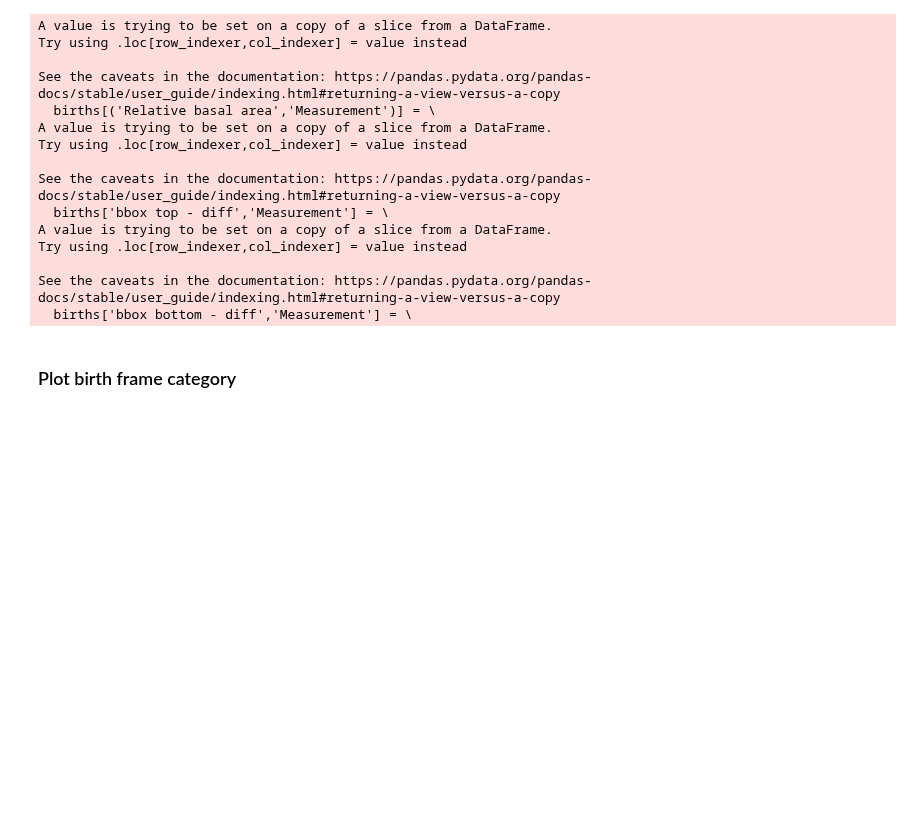
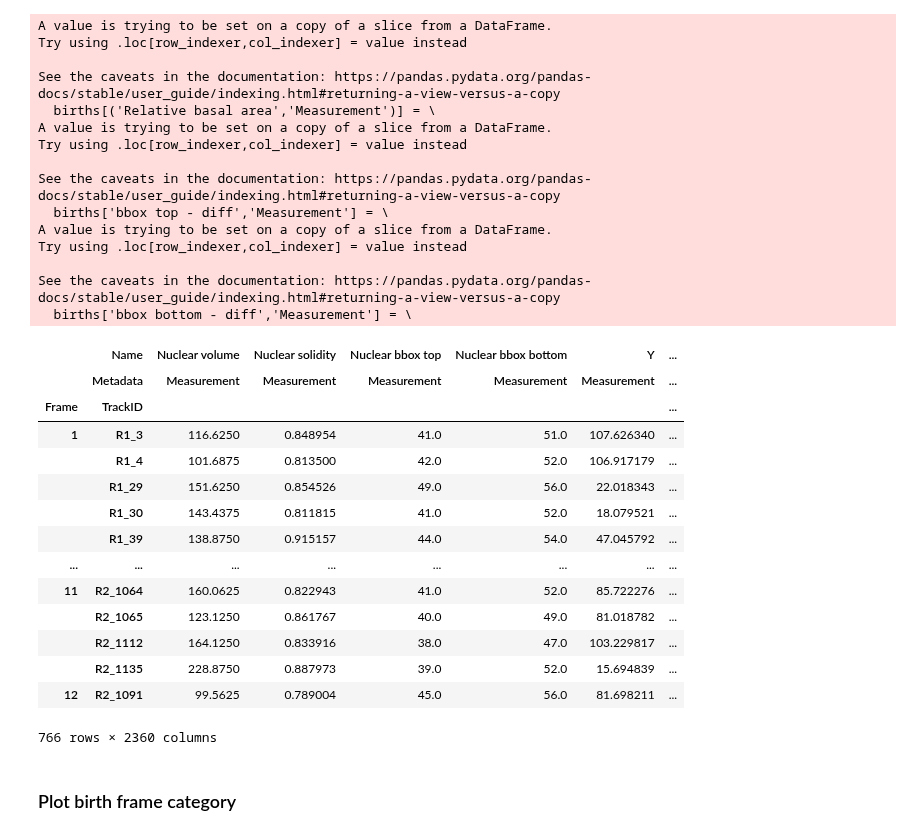
Before and after one commit to xies/mouse_skin_size_control, a Jupyter notebook: 2025_lineage_analysis/random_forest_classifier_models.ipynb, the cells around one changed output. Saved outputs shown, nothing was run; the diff lists cells and outputs as text; code cells hidden in the pictures; blank space fills up the shorter version.

```diff
--- a/2025_lineage_analysis/random_forest_classifier_models.ipynb
+++ b/2025_lineage_analysis/random_forest_classifier_models.ipynb
@@ -85,6 +97,24 @@ Try using .loc[row_indexer,col_indexer] = value instead
 
 See the caveats in the documentation: https://pandas.pydata.org/pandas-docs/stable/user_guide/indexing.html#returning-a-view-versus-a-copy
   births['bbox bottom - diff','Measurement'] = \
+# %%
+births
+# %% [output]
+|  | Name | Nuclear volume | Nuclear solidity | Nuclear bbox top | Nuclear bbox bottom | Y | ... |
+|  | Metadata | Measurement | Measurement | Measurement | Measurement | Measurement | ... |
+| Frame | TrackID |  |  |  |  |  | ... |
+| 1 | R1_3 | 116.6250 | 0.848954 | 41.0 | 51.0 | 107.626340 | ... |
+|  | R1_4 | 101.6875 | 0.813500 | 42.0 | 52.0 | 106.917179 | ... |
+|  | R1_29 | 151.6250 | 0.854526 | 49.0 | 56.0 | 22.018343 | ... |
+|  | R1_30 | 143.4375 | 0.811815 | 41.0 | 52.0 | 18.079521 | ... |
+|  | R1_39 | 138.8750 | 0.915157 | 44.0 | 54.0 | 47.045792 | ... |
+| ... | ... | ... | ... | ... | ... | ... | ... |
+| 11 | R2_1064 | 160.0625 | 0.822943 | 41.0 | 52.0 | 85.722276 | ... |
+|  | R2_1065 | 123.1250 | 0.861767 | 40.0 | 49.0 | 81.018782 | ... |
+|  | R2_1112 | 164.1250 | 0.833916 | 38.0 | 47.0 | 103.229817 | ... |
+|  | R2_1135 | 228.8750 | 0.887973 | 39.0 | 52.0 | 15.694839 | ... |
+| 12 | R2_1091 | 99.5625 | 0.789004 | 45.0 | 56.0 | 81.698211 | ... |
+766 rows × 2360 columns
 # %%
 
 Niter = 100
```
Also changed, not shown: parts of 12 cells of this notebook, 10 other files.
